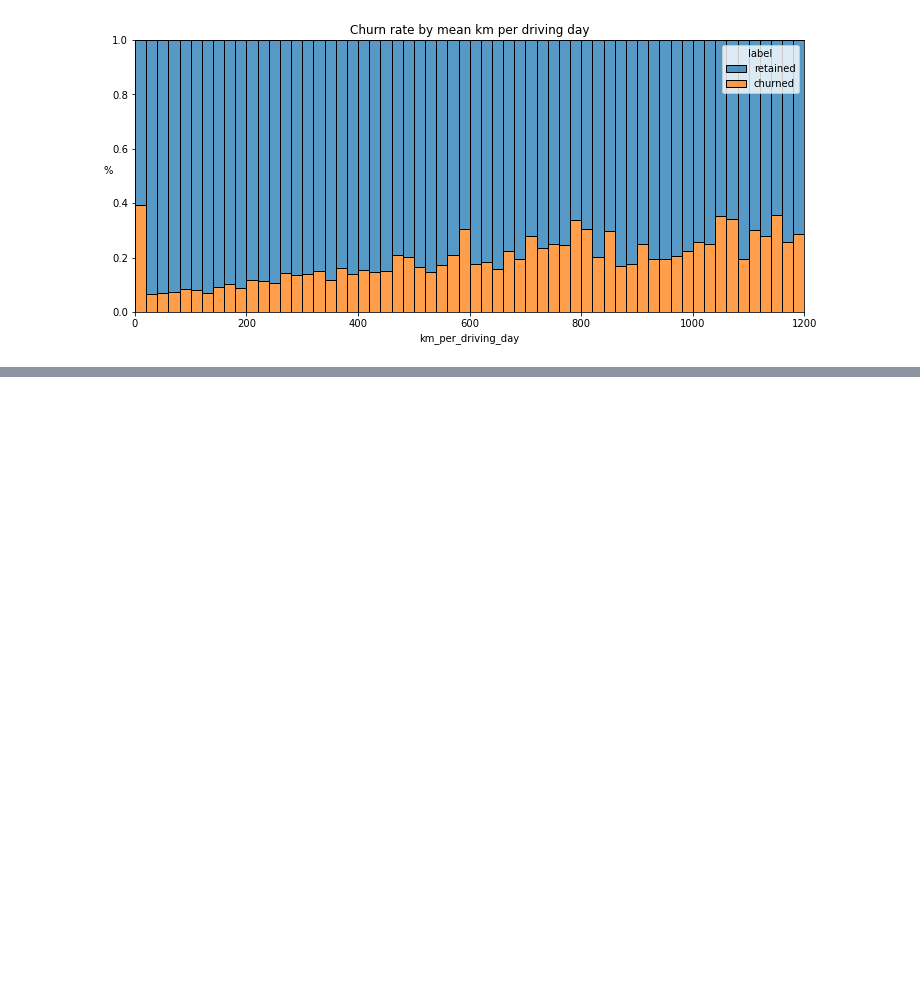
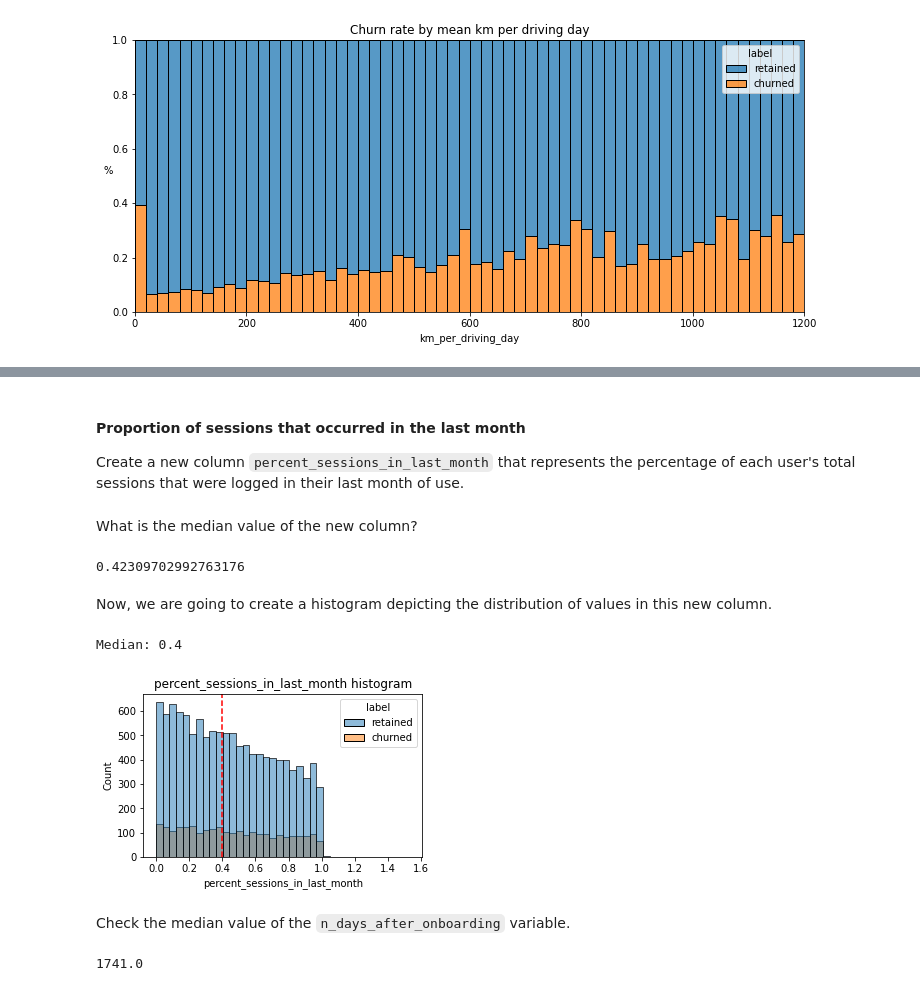
Before and after one commit to BrHACHLAF/Waze-project, a Jupyter notebook: waze_project_part_2.ipynb, the cells around one changed output, grey strips where cells are left out. Saved outputs shown, nothing was run; the diff lists cells and outputs as text; code cells hidden in the pictures; blank space fills up the shorter version.

```diff
--- a/waze_project_part_2.ipynb
+++ b/waze_project_part_2.ipynb
@@ -469,0 +493,29 @@ plt.title('Churn rate by mean km per driving day');
+# %% [markdown]
+#### **Proportion of sessions that occurred in the last month**
+
+Create a new column `percent_sessions_in_last_month` that represents the percentage of each user's total sessions that were logged in their last month of use.
+# %%
+df['percent_sessions_in_last_month'] = df['sessions'] / df['total_sessions']
+# %% [markdown]
+What is the median value of the new column?
+# %%
+df['percent_sessions_in_last_month'].median()
+# %% [output]
+0.42309702992763176
+# %% [markdown]
+Now, we are going to create a histogram depicting the distribution of values in this new column.
+# %%
+# Histogram
+histogrammer('percent_sessions_in_last_month',
+             hue=df['label'],
+             multiple='layer',
+             median_text=False)
+# %% [output]
+Median: 0.4
+[figure, added]
+# %% [markdown]
+Check the median value of the `n_days_after_onboarding` variable.
+# %%
+df['n_days_after_onboarding'].median()
+# %% [output]
+1741.0
```
Also changed, not shown: parts of 12 cells of this notebook.
